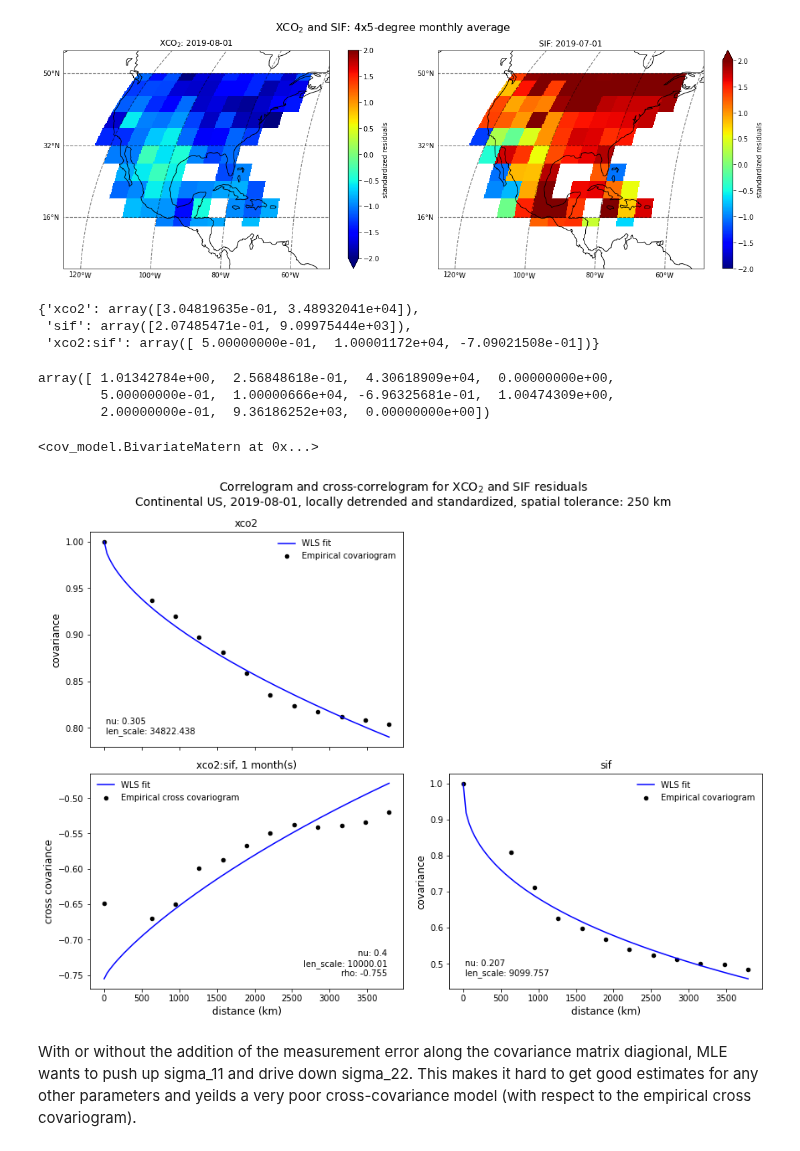
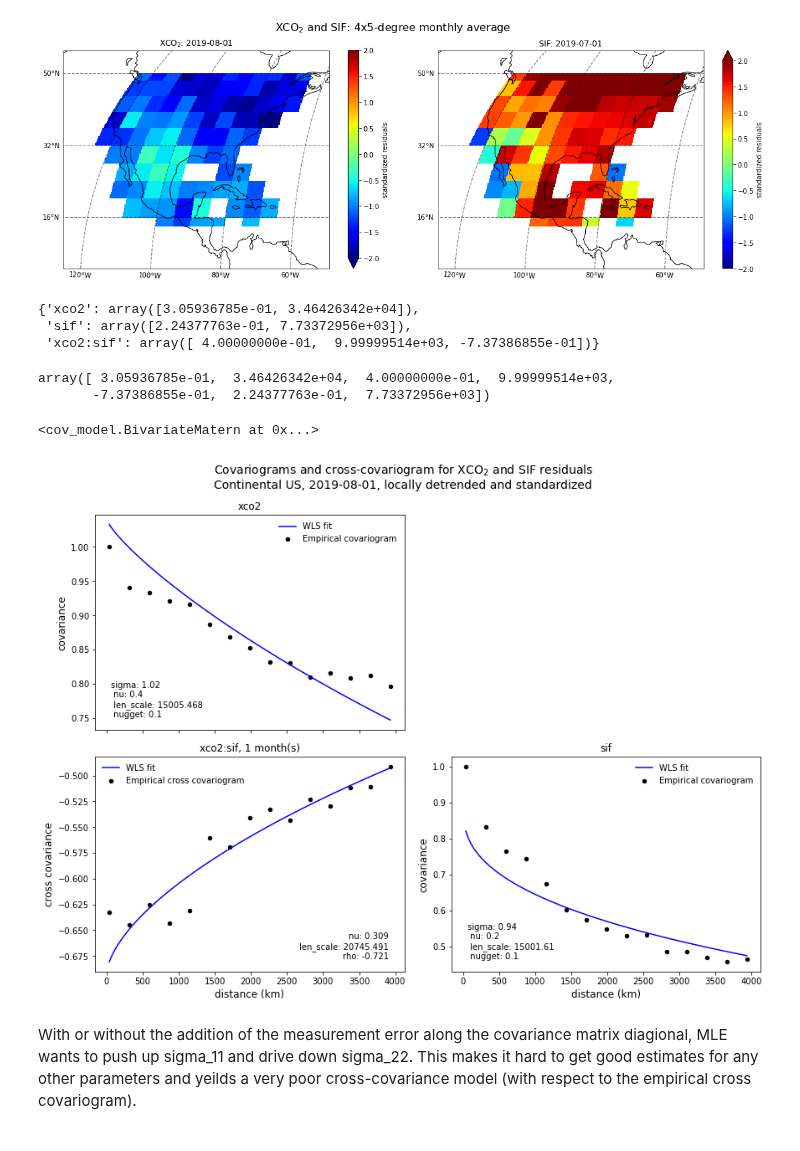
Before and after one commit to 91Mrwu/sif-xco2-cokriging, a Jupyter notebook: research/cokriging_conus.ipynb, the cells around one changed output. Cells and saved outputs as stored; diff of their text form; code cells hidden in the pictures.

Commit message:
Add longitude shift; refactor bin setup

```diff
--- a/research/cokriging_conus.ipynb
+++ b/research/cokriging_conus.ipynb
@@ -27,19 +27,20 @@ timestamp = "2019-08-01"
 timedelta = -1
 
 # Variogram settings
-bin_centers = np.linspace(0, 6e3, 20)
-tol = 250
+# bin_centers = np.linspace(0, 6e3, 20)
+# tol = 250
+n_bins = 15
 
 # Initial guess for covariance params
 covariograms = True
 
-# normalized = False
-# cov_guess = [0.5, 0.3, 1.5e4, 0.1]
+normalized = False
+cov_guess = [0.5, 0.3, 1.5e4, 0.1]
+cross_guess = [0.3, 1e4, -0.8]
+
+# normalized = True
+# cov_guess = [0.3, 1.5e4]
 # cross_guess = [0.3, 1e4, -0.8]
-
-normalized = True
-cov_guess = [0.3, 1.5e4]
-cross_guess = [0.3, 1e4, -0.8]
 # %%
 # Get data: 5-degree monthly average, cont. US
 ds = xr.open_dataset("../data/exp_pro/OCO2_4x5deg_monthly_conus.nc")
@@ -121,14 +123,14 @@ fig.savefig("../plots/standardized_residuals_conus_45.png");
 k1 = cov_model.Matern()
 k2 = cov_model.Matern()
 model = cov_model.BivariateMatern(mf, k1, k2)
-vario_res, params = model.empirical_variograms(bin_centers, tol, cov_guess, cross_guess, covariograms=covariograms, normalize_cov=normalized)
+vario_res, params = model.empirical_variograms(cov_guess, cross_guess, n_bins=n_bins, shift_coords=True, covariograms=covariograms, normalize_cov=normalized)
 # predictor = cokrige.Cokrige(mf, model, fast_dist=True)
 # %%
 params
 # %% [output]
-{'xco2': array([3.04819635e-01, 3.48932041e+04]),
- 'sif': array([2.07485471e-01, 9.09975444e+03]),
- 'xco2:sif': array([ 5.00000000e-01,  1.00001172e+04, -7.09021508e-01])}
+{'xco2': array([3.05936785e-01, 3.46426342e+04]),
+ 'sif': array([2.24377763e-01, 7.73372956e+03]),
+ 'xco2:sif': array([ 4.00000000e-01,  9.99999514e+03, -7.37386855e-01])}
 # %%
 names = [mf.field_1.data_name, "", mf.field_2.data_name]
 names[1] = f"{names[0]}:{names[2]}"
@@ -136,9 +138,8 @@ names[1] = f"{names[0]}:{names[2]}"
 guess = np.hstack([params[name] for name in names])
 guess
 # %% [output]
-array([ 1.01342784e+00,  2.56848618e-01,  4.30618909e+04,  0.00000000e+00,
-        5.00000000e-01,  1.00000666e+04, -6.96325681e-01,  1.00474309e+00,
-        2.00000000e-01,  9.36186252e+03,  0.00000000e+00])
+array([ 3.05936785e-01,  3.46426342e+04,  4.00000000e-01,  9.99999514e+03,
+       -7.37386855e-01,  2.24377763e-01,  7.73372956e+03])
 # %%
 # guess = list(model.get_params().values())
 # guess[3] = 1600.0
@@ -172,37 +173,37 @@ fig, ax = plt.subplots(2, 2, figsize=(12, 9), constrained_layout=True, sharex=Tr
 ax[0, 1].axis("off")
 
 for i, var in enumerate(var_names):
     df = vario_res[var]
     df.plot(x="lag", y=var, kind="scatter", color="black", ax=ax[i, i], label="Empirical covariogram")
     df.dropna(subset=["wls_fit"]).sort_values("lag").plot(x="lag", y="wls_fit", kind="line", color="blue", ax=ax[i, i], label="WLS fit")
 #     df.sort_values("lag").plot(x="lag", y="mle_fit", kind="line", color="red", ax=ax[i, i], label="ML fit")
     ax[i, i].set_title(var, fontsize=12)
     ax[i, i].set_ylabel("covariance", fontsize=12)
     ax[i, i].set_xlabel("distance (km)", fontsize=12)
     ax[i, i].text(0.05, 0.05, param_labels(params[var], normalized=normalized), transform=ax[i, i].transAxes, ha="left", va="bottom")
     ax[i, i].legend(frameon=False)
 
 df = vario_res[cross_name]
 df.plot(x="lag", y="xco2:sif", kind="scatter", color="black", ax=ax[1, 0], label="Empirical cross covariogram")
 df.dropna(subset=["wls_fit"]).sort_values("lag").plot(x="lag", y="wls_fit", kind="line", color="blue", ax=ax[1, 0], label="WLS fit")
 ax[1, 0].set_title(cross_name + f", {np.abs(timedelta)} month(s)", fontsize=12)
 
 # df.sort_values("lag").plot(x="lag", y="mle_fit", kind="line", color="red", ax=ax[1, 0], label="ML fit")
 ax[1, 0].text(0.95, 0.05, param_labels(params[cross_name], cross=True), transform=ax[1, 0].transAxes, ha="right", va="bottom")
 ax[1, 0].legend(loc="upper left", frameon=False)
 
 ax[1, 0].set_ylabel("cross covariance", fontsize=12)
 ax[1, 0].set_xlabel("distance (km)", fontsize=12)
 
 if normalized:
     fig.suptitle("Correlogram and cross-correlogram for XCO$_2$ and SIF residuals\n"+
-                 f"Continental US, {timestamp}, locally detrended and standardized, spatial tolerance: {tol} km", fontsize=14)
-    fig.savefig(f"../plots/correlograms_conus45_{timestamp}_{np.abs(timedelta)}M_{tol}km.png", dpi=100);
+                 f"Continental US, {timestamp}, locally detrended and standardized", fontsize=14)
+#     fig.savefig(f"../plots/correlograms_conus45_{timestamp}_{np.abs(timedelta)}M.png", dpi=100);
 else:
     fig.suptitle("Covariograms and cross-covariogram for XCO$_2$ and SIF residuals\n"+
-                 f"Continental US, {timestamp}, locally detrended and standardized, spatial tolerance: {tol} km", fontsize=14)
-    fig.savefig(f"../plots/covariograms_conus45_{timestamp}_{np.abs(timedelta)}M_{tol}km.png", dpi=100);
+                 f"Continental US, {timestamp}, locally detrended and standardized", fontsize=14)
+#     fig.savefig(f"../plots/covariograms_conus45_{timestamp}_{np.abs(timedelta)}M.png", dpi=100);
 # %% [output]
-[figure, old version]
+[figure, new version]
 # %% [markdown]
 With or without the addition of the measurement error along the covariance matrix diagional, MLE wants to push up sigma_11 and drive down sigma_22. This makes it hard to get good estimates for any other parameters and yeilds a very poor cross-covariance model (with respect to the empirical cross covariogram).
```
Also changed, not shown: parts of 1 cell of this notebook, 4 other files.
